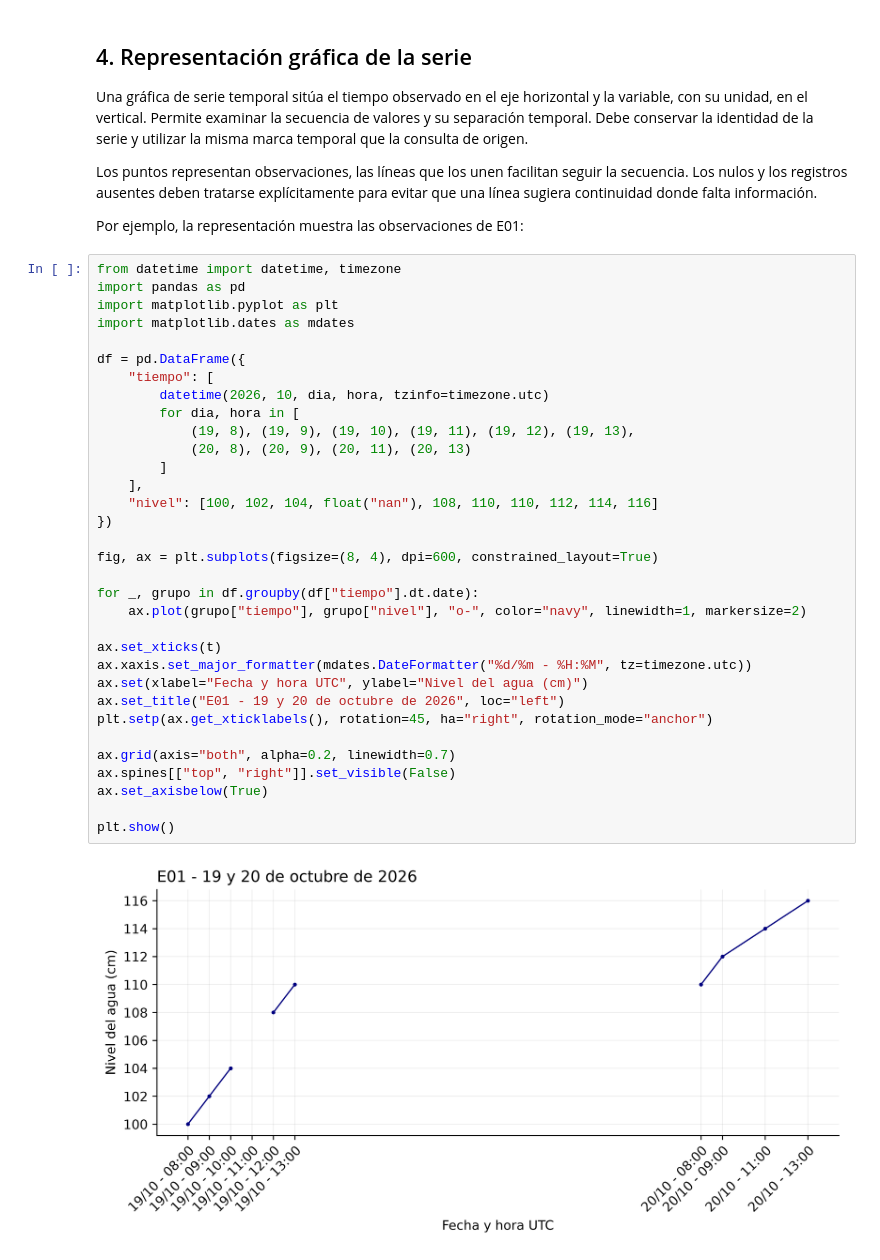
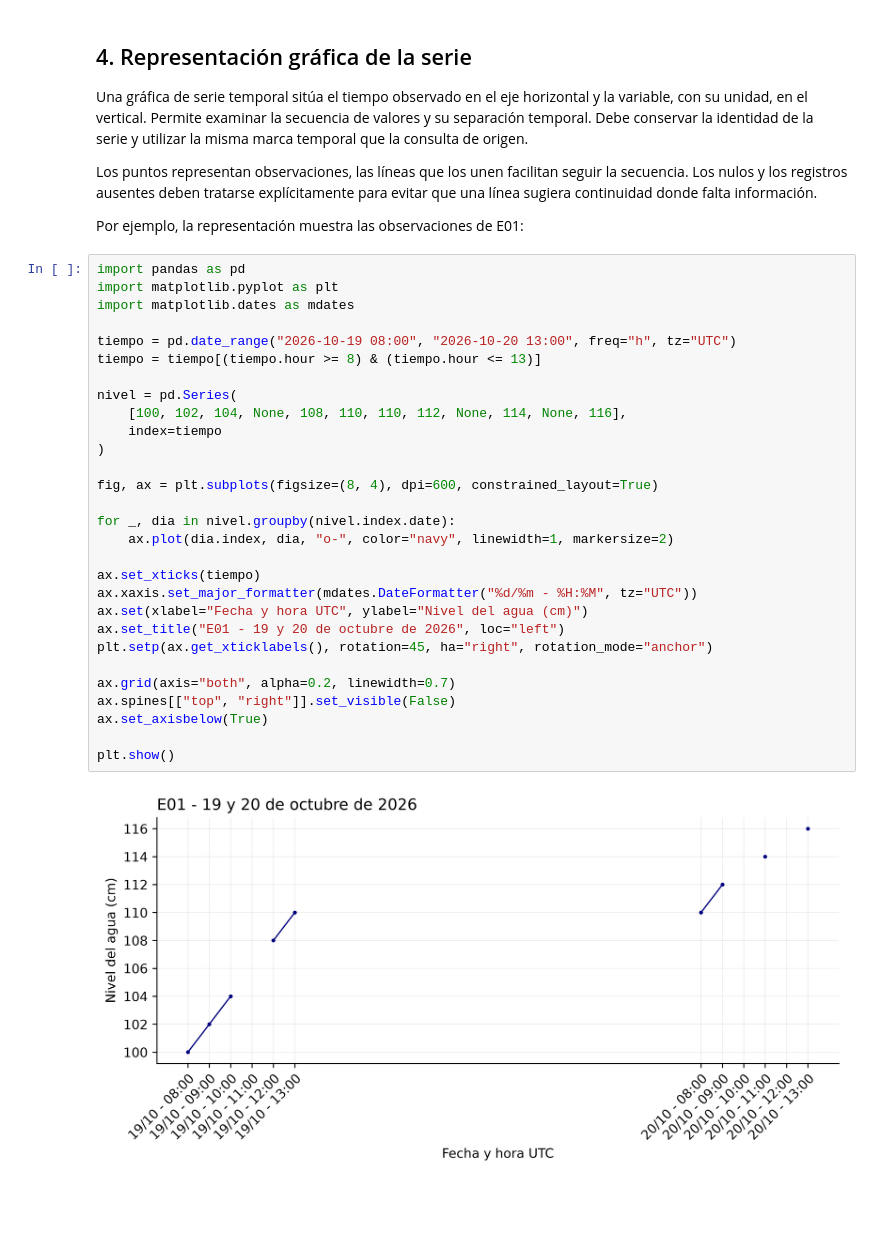
Before and after one commit to ahar0n/apuntes-computacion, a Jupyter notebook: gestion-de-datos-espaciales/ch07/tratamiento-de-series-temporales.ipynb, the cells around one changed output. Cells and saved outputs as stored; diff of their text form; blank space fills up the shorter version.

```diff
--- a/gestion-de-datos-espaciales/ch07/tratamiento-de-series-temporales.ipynb
+++ b/gestion-de-datos-espaciales/ch07/tratamiento-de-series-temporales.ipynb
@@ -92,40 +92,36 @@ Los puntos representan observaciones, las líneas que los unen facilitan seguir
 
 Por ejemplo, la representación muestra las observaciones de E01:
 # %%
-from datetime import datetime, timezone
 import pandas as pd
 import matplotlib.pyplot as plt
 import matplotlib.dates as mdates
 
-df = pd.DataFrame({
-    "tiempo": [
-        datetime(2026, 10, dia, hora, tzinfo=timezone.utc)
-        for dia, hora in [
-            (19, 8), (19, 9), (19, 10), (19, 11), (19, 12), (19, 13),
-            (20, 8), (20, 9), (20, 11), (20, 13)
-        ]
-    ],
-    "nivel": [100, 102, 104, float("nan"), 108, 110, 110, 112, 114, 116]
-})
+tiempo = pd.date_range("2026-10-19 08:00", "2026-10-20 13:00", freq="h", tz="UTC")
+tiempo = tiempo[(tiempo.hour >= 8) & (tiempo.hour <= 13)]
+
+nivel = pd.Series(
+    [100, 102, 104, None, 108, 110, 110, 112, None, 114, None, 116],
+    index=tiempo
+)
 
 fig, ax = plt.subplots(figsize=(8, 4), dpi=600, constrained_layout=True)
 
-for _, grupo in df.groupby(df["tiempo"].dt.date):
-    ax.plot(grupo["tiempo"], grupo["nivel"], "o-", color="navy", linewidth=1, markersize=2)
+for _, dia in nivel.groupby(nivel.index.date):
+    ax.plot(dia.index, dia, "o-", color="navy", linewidth=1, markersize=2)
 
-ax.set_xticks(t)
-ax.xaxis.set_major_formatter(mdates.DateFormatter("%d/%m - %H:%M", tz=timezone.utc))
+ax.set_xticks(tiempo)
+ax.xaxis.set_major_formatter(mdates.DateFormatter("%d/%m - %H:%M", tz="UTC"))
 ax.set(xlabel="Fecha y hora UTC", ylabel="Nivel del agua (cm)")
 ax.set_title("E01 - 19 y 20 de octubre de 2026", loc="left")
 plt.setp(ax.get_xticklabels(), rotation=45, ha="right", rotation_mode="anchor")
 
 ax.grid(axis="both", alpha=0.2, linewidth=0.7)
 ax.spines[["top", "right"]].set_visible(False)
 ax.set_axisbelow(True)
 
 plt.show()
 # %% [output]
-[figure, old version]
+[figure, new version]
 # %% [markdown]
 ## 5. Agregación temporal
 
```
Also changed, not shown: parts of 14 cells of this notebook, 5 other files.
